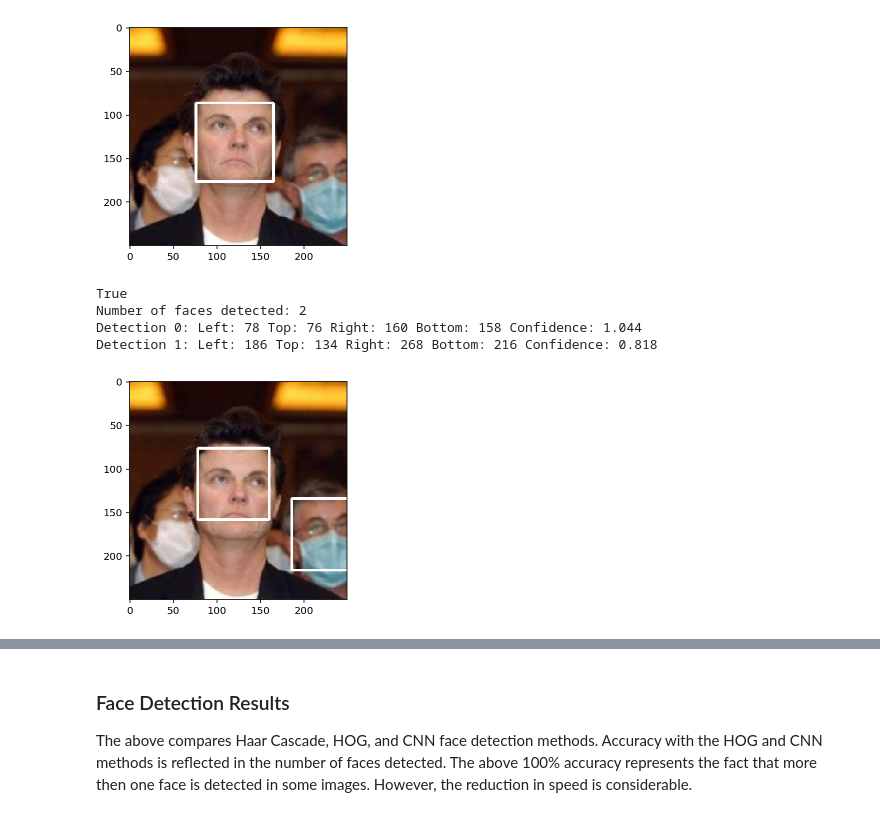
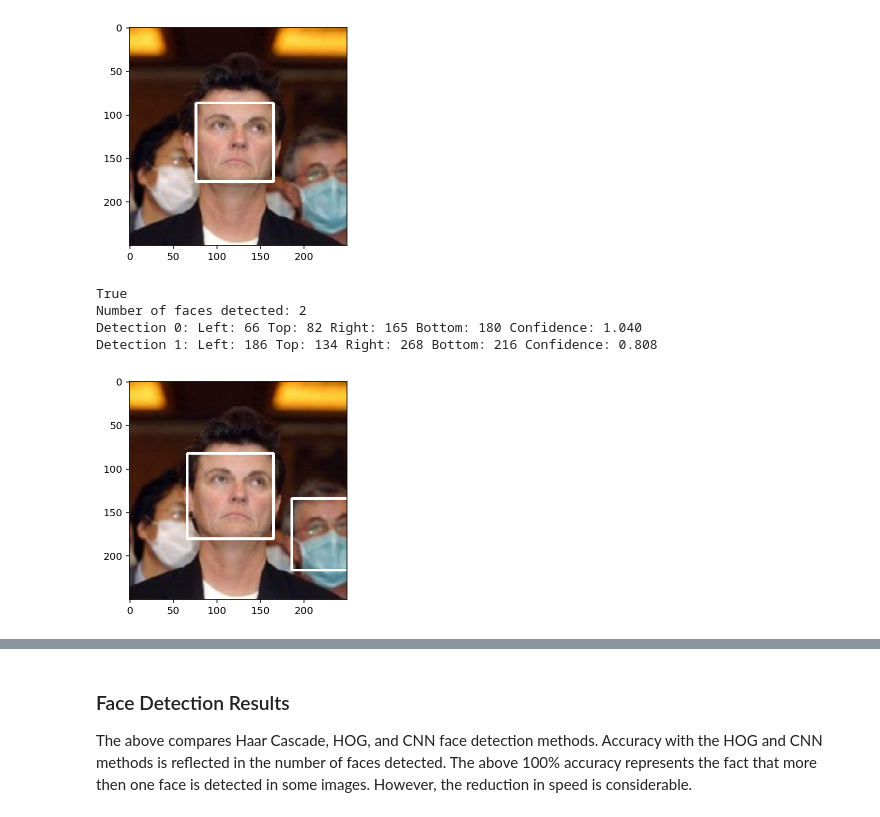
Before and after one commit to justinbellucci/dog_breed_classifier_app, a Jupyter notebook: dog_app.ipynb, the cells around one changed output, grey strips where cells are left out. Drawn from its saved outputs; the diff is of its cells as text; code cells hidden in the pictures.

```diff
--- a/dog_app.ipynb
+++ b/dog_app.ipynb
@@ -201,9 +203,10 @@ from imutils import face_utils
 
 img = dlib.load_rgb_image(human_files_short[99])
 # img = dlib.load_rgb_image(dog_files_short[0])
+gray = cv2.cvtColor(img, cv2.COLOR_BGR2GRAY)
 
 face_detector = dlib.get_frontal_face_detector()
-rects = face_detector(img, 1)
+rects = face_detector(gray, 1)
 print(len(rects) > 0)
 
 for (i, rect) in enumerate(rects):
@@ -223,29 +226,31 @@ Number of faces detected: 1
 # %%
 # ------ CNN face detection --------
 
 img = dlib.load_rgb_image(human_files_short[99])
 # img = dlib.load_rgb_image(dog_files_short[0])
 
 cnn_face_detector = dlib.cnn_face_detection_model_v1('CNN/mmod_human_face_detector.dat')
-dets = cnn_face_detector(img, 1)
+gray = cv2.cvtColor(img, cv2.COLOR_BGR2GRAY)
+
+dets = cnn_face_detector(gray, 1)
 print(len(dets) > 0)
 
 print("Number of faces detected: {}".format(len(dets)))
 for i, d in enumerate(dets):
     print("Detection {}: Left: {} Top: {} Right: {} Bottom: {} Confidence: {:.3f}".format(
           i, d.rect.left(), d.rect.top(), d.rect.right(), d.rect.bottom(), d.confidence))
 #     print(d.rect)
     x, y, w, h = d.rect.left(), d.rect.top(), d.rect.right(), d.rect.bottom()
     cv2.rectangle(img, (x, y), (w, h), (255, 255, 255), 2)
 
 plt.imshow(img)
 plt.show()
 # %% [output]
 True
 Number of faces detected: 2
-Detection 0: Left: 78 Top: 76 Right: 160 Bottom: 158 Confidence: 1.044
-Detection 1: Left: 186 Top: 134 Right: 268 Bottom: 216 Confidence: 0.818
+Detection 0: Left: 66 Top: 82 Right: 165 Bottom: 180 Confidence: 1.040
+Detection 1: Left: 186 Top: 134 Right: 268 Bottom: 216 Confidence: 0.808
-[figure, old version]
+[figure, new version]
 # %%
 # Compare Haar, HOG and CNN face detectors
 
```
Also changed, not shown: parts of 5 cells of this notebook.
